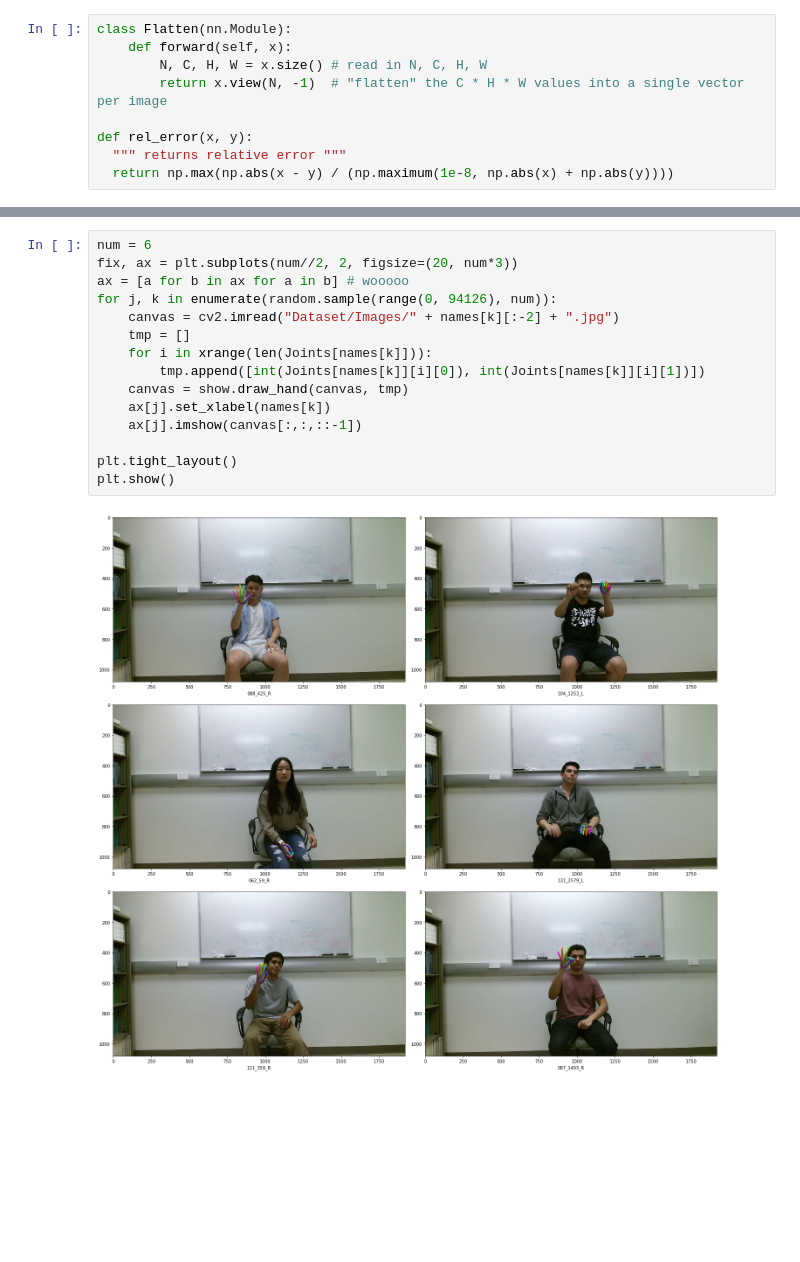
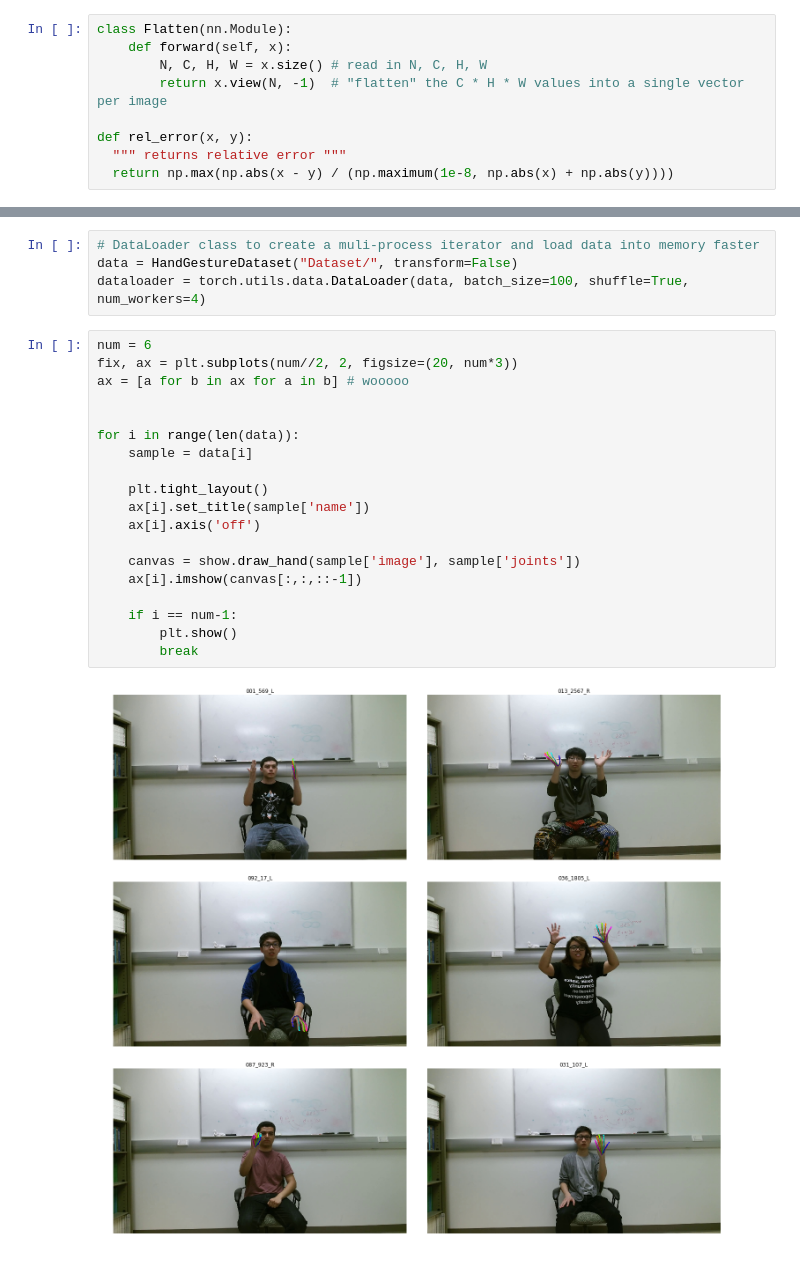
Before and after one commit to daldaron/cs175, a Jupyter notebook: Eduardo.ipynb, the cells around one changed output, grey strips where cells are left out. Saved outputs shown, nothing was run; the diff lists cells and outputs as text; blank space fills up the shorter version.

```diff
--- a/Eduardo.ipynb
+++ b/Eduardo.ipynb
@@ -49,17 +121,25 @@ def rel_error(x, y):
+# %%
+# DataLoader class to create a muli-process iterator and load data into memory faster
+data = HandGestureDataset("Dataset/", transform=False)
+dataloader = torch.utils.data.DataLoader(data, batch_size=100, shuffle=True, num_workers=4)
 # %%
 num = 6
 fix, ax = plt.subplots(num//2, 2, figsize=(20, num*3))
 ax = [a for b in ax for a in b] # wooooo
-for j, k in enumerate(random.sample(range(0, 94126), num)):
-    canvas = cv2.imread("Dataset/Images/" + names[k][:-2] + ".jpg")
-    tmp = []
-    for i in xrange(len(Joints[names[k]])):
-        tmp.append([int(Joints[names[k]][i][0]), int(Joints[names[k]][i][1])])
-    canvas = show.draw_hand(canvas, tmp)
-    ax[j].set_xlabel(names[k])
-    ax[j].imshow(canvas[:,:,::-1])
 
-plt.tight_layout()
-plt.show()
+
+for i in range(len(data)):
+    sample = data[i]
+
+    plt.tight_layout()
+    ax[i].set_title(sample['name'])
+    ax[i].axis('off')
+
+    canvas = show.draw_hand(sample['image'], sample['joints'])
+    ax[i].imshow(canvas[:,:,::-1])
+
+    if i == num-1:
+        plt.show()
+        break
 # %% [output]
-[figure, old version]
+[figure, new version]
```
Also changed, not shown: parts of 9 cells of this notebook.
